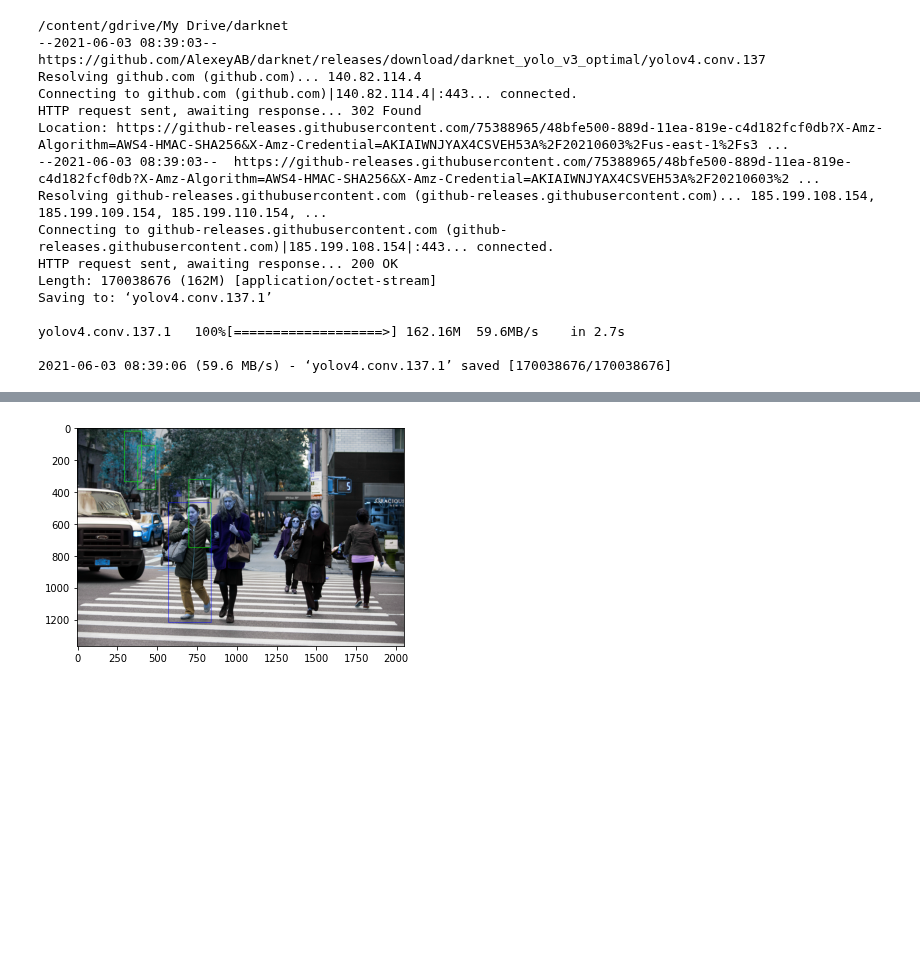
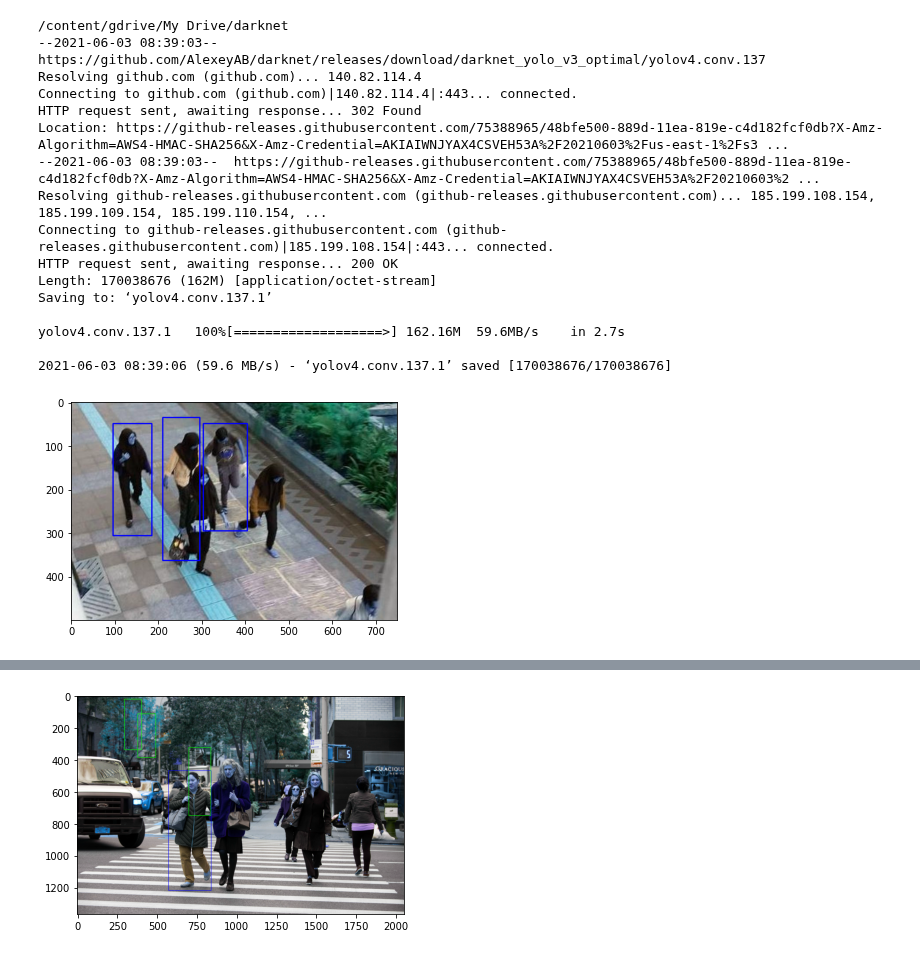
Before and after one commit to lephuocdat2000/Advanced-CV, a Jupyter notebook: Trainyolov4onlyperson.ipynb, the cells around one changed output, grey strips where cells are left out. Cells and saved outputs as stored; diff of their text form; code cells hidden in the pictures; blank space fills up the shorter version.

```diff
--- a/Trainyolov4onlyperson.ipynb
+++ b/Trainyolov4onlyperson.ipynb
@@ -109,4 +109,18 @@ yolov4.conv.137.1   100%[===================>] 162.16M  59.6MB/s    in 2.7s
 !./darknet detector train yolo.data cfg/yolov4-custom.cfg backup/yolov4-custom_last.weights -dont_show -map
 # %%
 !sudo chmod -R 777 *
+# %%
+import cv2
+import matplotlib.pyplot as plt
+
+image = cv2.imread('/content/gdrive/MyDrive/Advanced-CV/2019_05_13_72171_1557749850._large.jpg')
+cv2.rectangle(image,(96,49),(96+89,49+257),(0,0,255),2)
+cv2.rectangle(image,(210,35),(210+85,30+333),(0,0,255),2)
+cv2.rectangle(image,(303,49),(303+101,49+246),(0,0,255),2)
+
+plt.imshow(image)
+plt.show()
+ 199   top_y:   39   width:  115   height:  352)
+# %% [output]
+[figure, added]
 # %%
```
Also changed, not shown: parts of 4 cells of this notebook.
